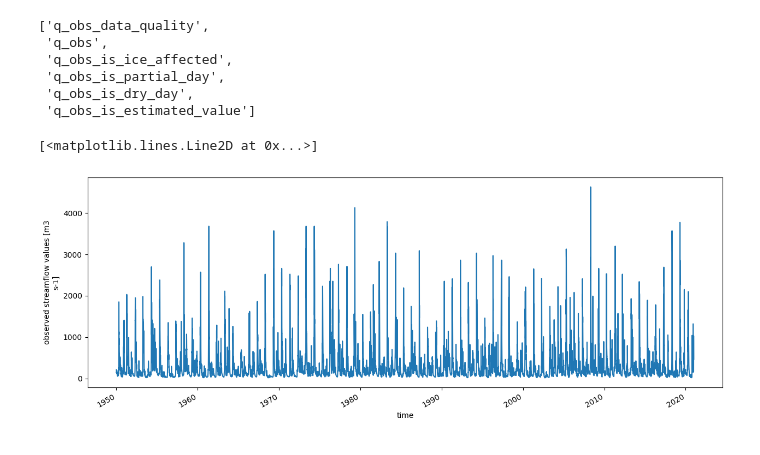
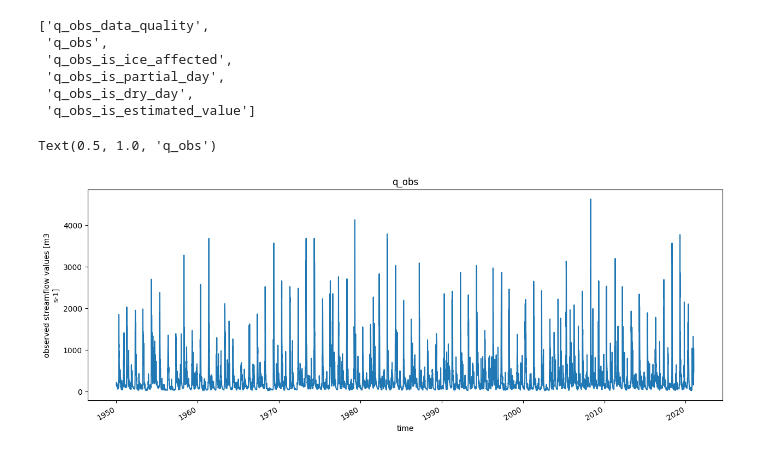
Before and after one commit to jpcurbelo/camels-spat-to-nh, a Jupyter notebook: camels_spat_exploring.ipynb, the cells around one changed output. Cells and saved outputs as stored; diff of their text form; code cells hidden in the pictures.

```diff
--- a/camels_spat_exploring.ipynb
+++ b/camels_spat_exploring.ipynb
@@ -251,7 +247,8 @@ variable_names
 # %%
 var_to_plot = variable_names[1]
 # Plot the data
 basin_obs[var_to_plot].plot.line(hue='station_id', figsize=(15, 5))
+plt.title(var_to_plot)
 # %% [output]
-[<matplotlib.lines.Line2D at 0x...>]
+Text(0.5, 1.0, 'q_obs')
-[figure, old version]
+[figure, new version]
```
Also changed, not shown: parts of 4 cells of this notebook, 3 other files.
